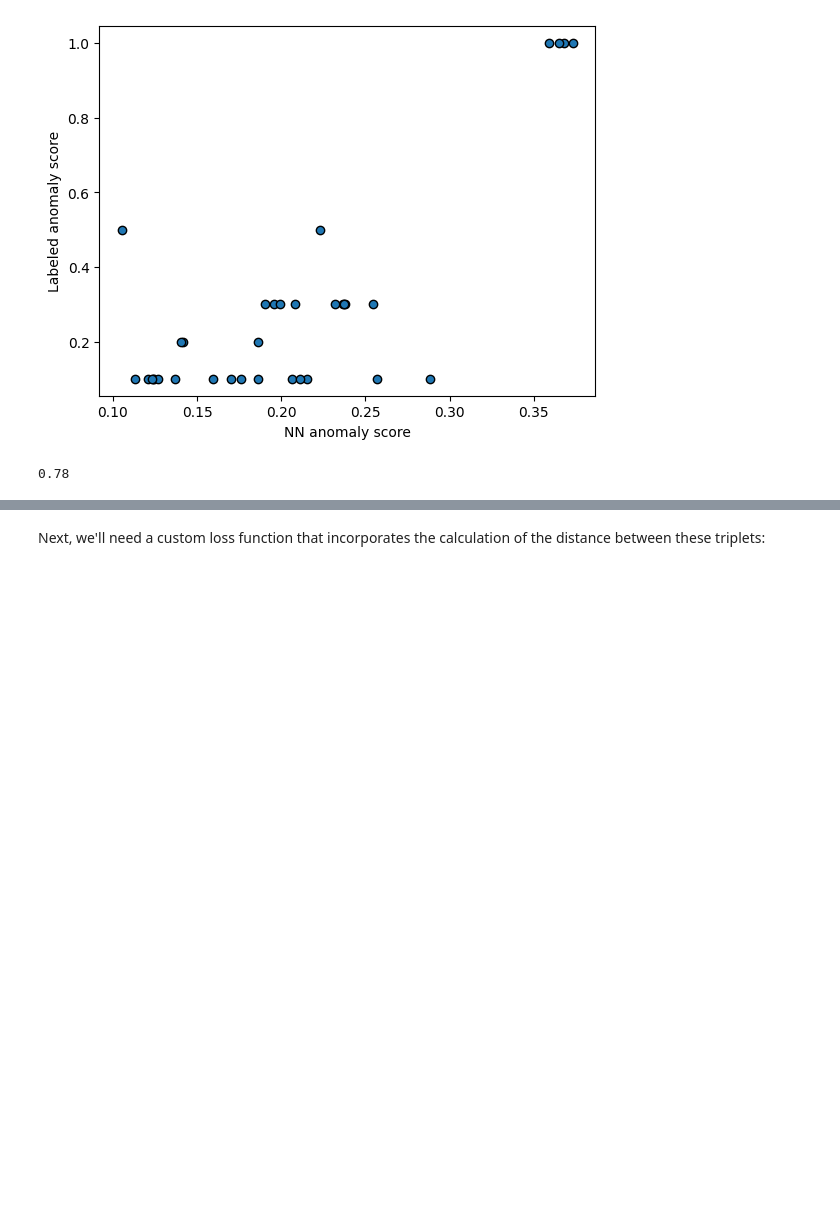
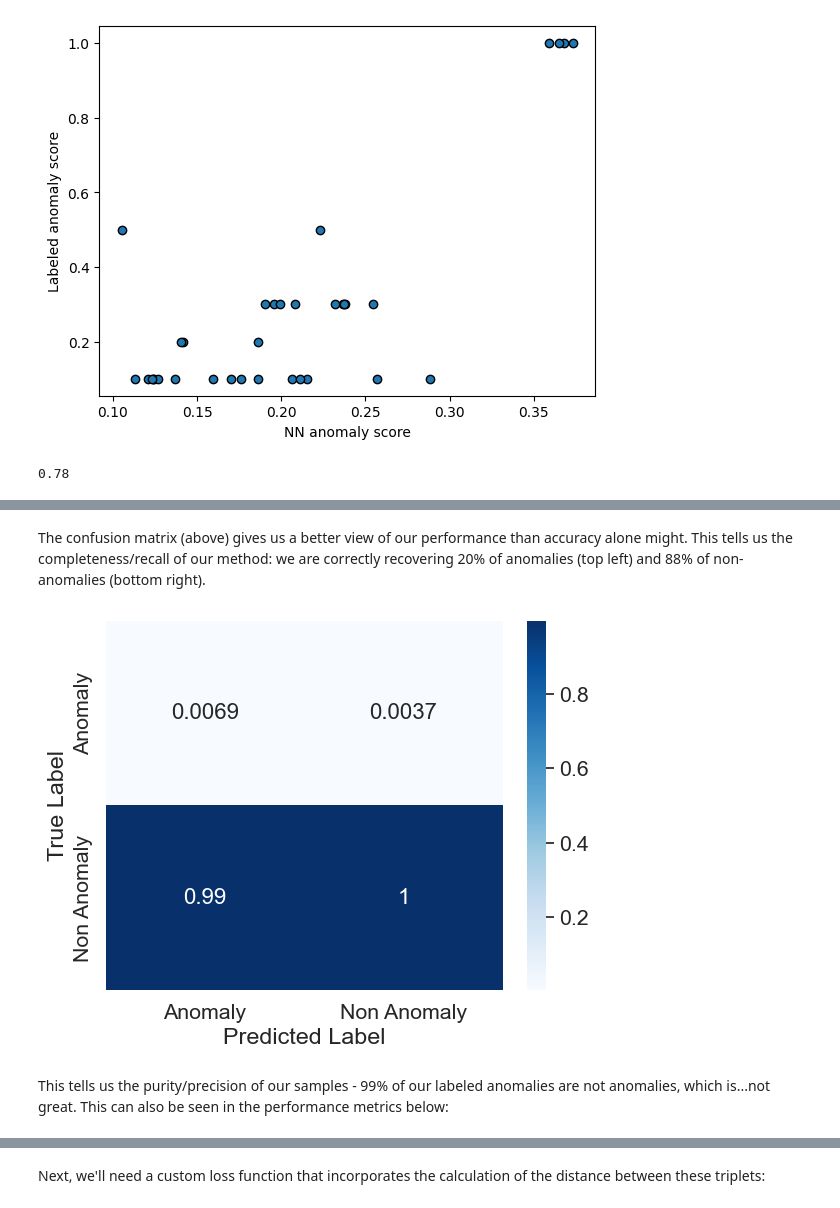
Before and after one commit to alexandergagliano/iaifi-hackathon-2023, a Jupyter notebook: anomaly_detection/notebooks/Part3_CustomLossFunctions.ipynb, the cells around one changed output, grey strips where cells are left out. Drawn from its saved outputs; the diff is of its cells as text; code cells hidden in the pictures; blank space fills up the shorter version.

```diff
--- a/anomaly_detection/notebooks/Part3_CustomLossFunctions.ipynb
+++ b/anomaly_detection/notebooks/Part3_CustomLossFunctions.ipynb
@@ -407,0 +463,12 @@ Next, we can define a basic `anomaly threshold` as our cutoff, and compute our p
+# %% [markdown]
+The confusion matrix (above) gives us a better view of our performance than accuracy alone might. This tells us the completeness/recall of our method: we are correctly recovering 20% of anomalies (top left) and 88% of non-anomalies (bottom right).
+# %%
+df = pd.DataFrame(confusion_matrix(true_class, pred_class, normalize='pred'), index=labels, columns=labels)
+sns.set(font_scale=1.4) # for label size
+sns.heatmap(df, annot=True, annot_kws={"size": 16}, cmap='Blues');
+plt.ylabel("True Label");
+plt.xlabel("Predicted Label");
+# %% [output]
+[figure, added]
+# %% [markdown]
+This tells us the purity/precision of our samples - 99% of our labeled anomalies are not anomalies, which is...not great. This can also be seen in the performance metrics below:
```
Also changed, not shown: parts of 15 cells of this notebook.
